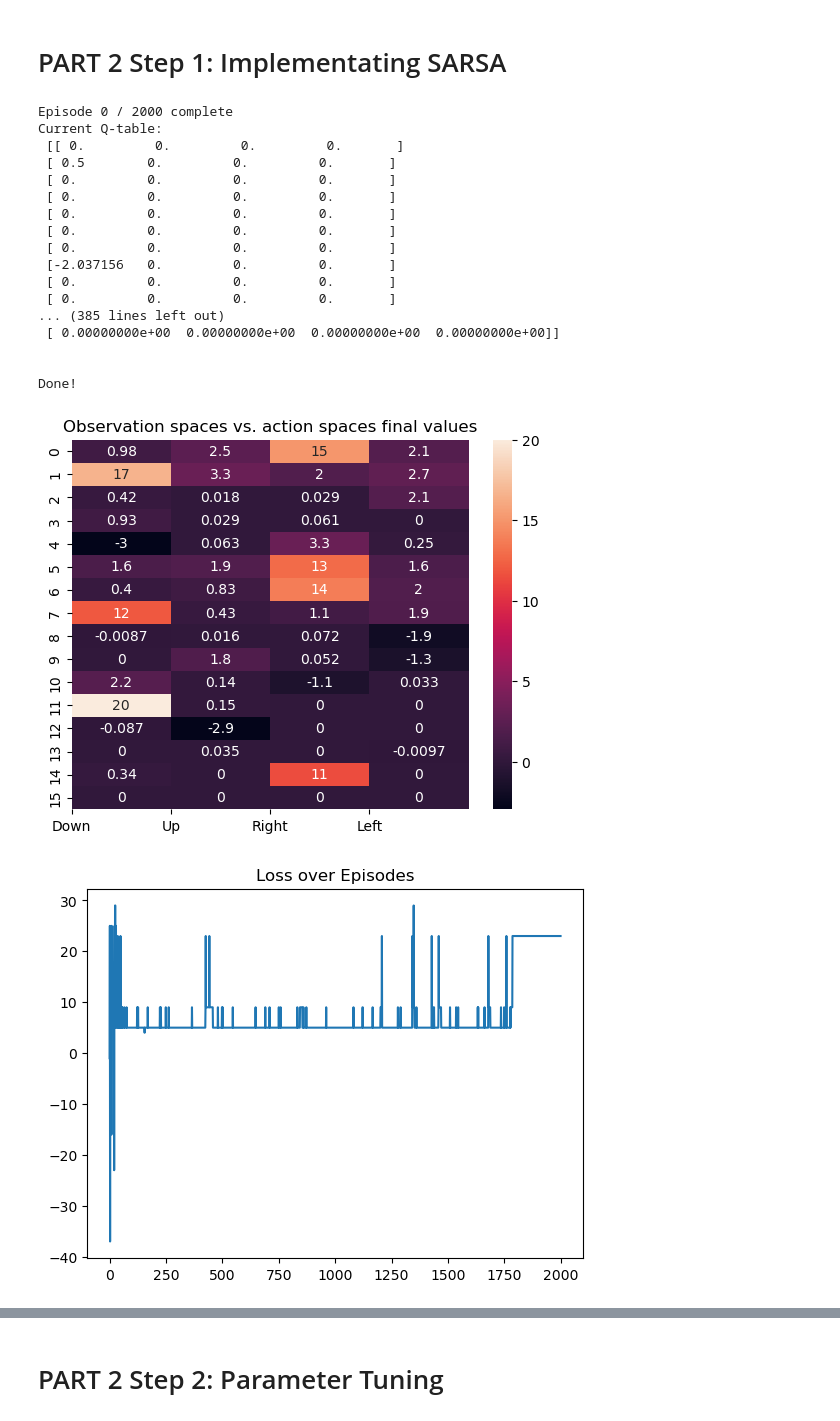
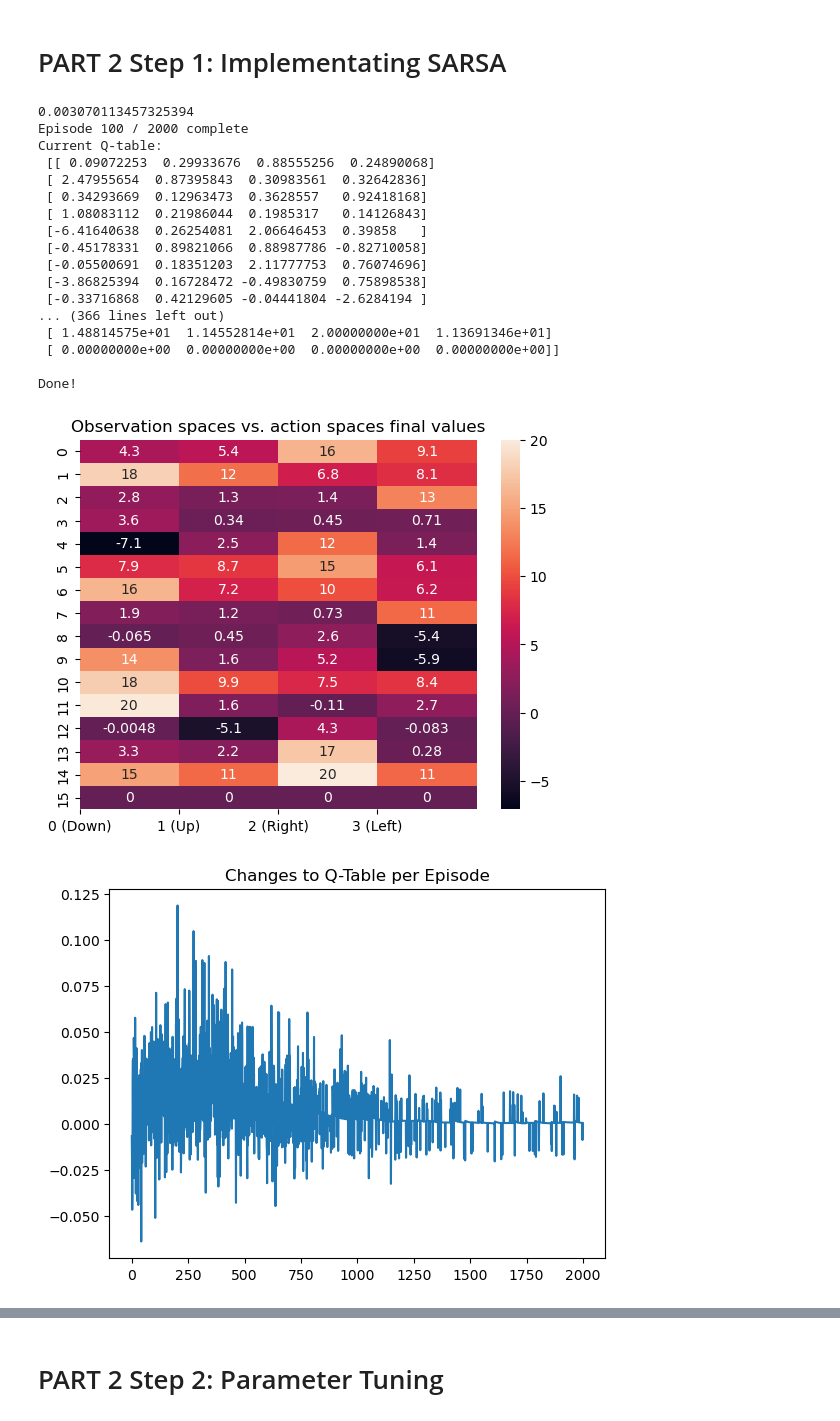
Before and after one commit to LYT922/ML-Reinforcement-Learning, a Jupyter notebook: emmawald_ylin254_assignment3_part_1_2.ipynb, the cells around one changed output, grey strips where cells are left out. Drawn from its saved outputs; the diff is of its cells as text; code cells hidden in the pictures.

```diff
--- a/emmawald_ylin254_assignment3_part_1_2.ipynb
+++ b/emmawald_ylin254_assignment3_part_1_2.ipynb
@@ -266,53 +274,61 @@ def SARSA(env, timestep, total_episodes, alpha, gamma, epsilon, decay):
 #define parameters
 timestep=25
 total_episodes = 2000
-alpha = 0.1
+alpha = 0.05
 gamma = 0.9
 epsilon = 1
-decay=(0.01/epsilon)**(1/total_episodes)
+
+#decay: find factor to insert in exponential such that epsilon=0.01 after 75% of episodes are completed
+#reminaing 25% of episodes to prove convergence
+decay=-np.log(0.01)/(total_episodes*0.75)
+print(decay)
 
 #define new environment
 env = GameEnv(timestep)
 env.reset()
 
 #get results from running SARSA
-Q, loss, reward, avg_step = SARSA(env, timestep, total_episodes, alpha, gamma, epsilon, decay)
+Q, reward, loss, avg_step = SARSA(env, timestep, total_episodes, alpha, gamma, epsilon, decay)
 # %% [output]
-Episode 0 / 2000 complete
+0.003070113457325394
+Episode 100 / 2000 complete
 Current Q-table:
- [[ 0.         0.         0.         0.       ]
- [ 0.5        0.         0.         0.       ]
- [ 0.         0.         0.         0.       ]
- [ 0.         0.         0.         0.       ]
- [ 0.         0.         0.         0.       ]
- [ 0.         0.         0.         0.       ]
- [ 0.         0.         0.         0.       ]
- [-2.037156   0.         0.         0.       ]
- [ 0.         0.         0.         0.       ]
- [ 0.         0.         0.         0.       ]
-... (385 lines left out)
+ [[ 0.09072253  0.29933676  0.88555256  0.24890068]
+ [ 2.47955654  0.87395843  0.30983561  0.32642836]
+ [ 0.34293669  0.12963473  0.3628557   0.92418168]
+ [ 1.08083112  0.21986044  0.1985317   0.14126843]
+ [-6.41640638  0.26254081  2.06646453  0.39858   ]
+ [-0.45178331  0.89821066  0.88987786 -0.82710058]
+ [-0.05500691  0.18351203  2.11777753  0.76074696]
+ [-3.86825394  0.16728472 -0.49830759  0.75898538]
+ [-0.33716868  0.42129605 -0.04441804 -2.6284194 ]
+... (366 lines left out)
+ [ 1.48814575e+01  1.14552814e+01  2.00000000e+01  1.13691346e+01]
  [ 0.00000000e+00  0.00000000e+00  0.00000000e+00  0.00000000e+00]]
 
-
 Done!
 # %%
 #action_labels={0: "(Down)", 1:"(Up)", 2: "(Right)", 3:"(Left)"}
 
 seaborn.heatmap(Q, annot=True)
 plt.title("Observation spaces vs. action spaces final values")
-plt.xticks([0,1,2,3],['Down', 'Up', 'Right', 'Left'])
+plt.xticks([0,1,2,3],['0 (Down)', '1 (Up)', '2 (Right)', '3 (Left)'])
 plt.show()
+
 plt.plot(loss)
-plt.title("Loss over Episodes")
+plt.title("Changes to Q-Table per Episode")
 plt.show()
+
 plt.plot(reward)
 plt.title("Reward over Episodes")
 plt.yticks(np.arange(-15, 35, step=5))
 plt.show()
-plt.plot(avg_step)
+
+xticks=np.arange(0,total_episodes, 100)
+plt.plot(xticks, avg_step)
 plt.title("Average step count every 100 episodes")
 plt.yticks(np.arange(0, 31, step=2))
 plt.show()
 # %% [output]
-[figure, old version]
+[figure, new version]
-[figure, old version]
+[figure, new version]
```
Also changed, not shown: parts of 14 cells of this notebook.
